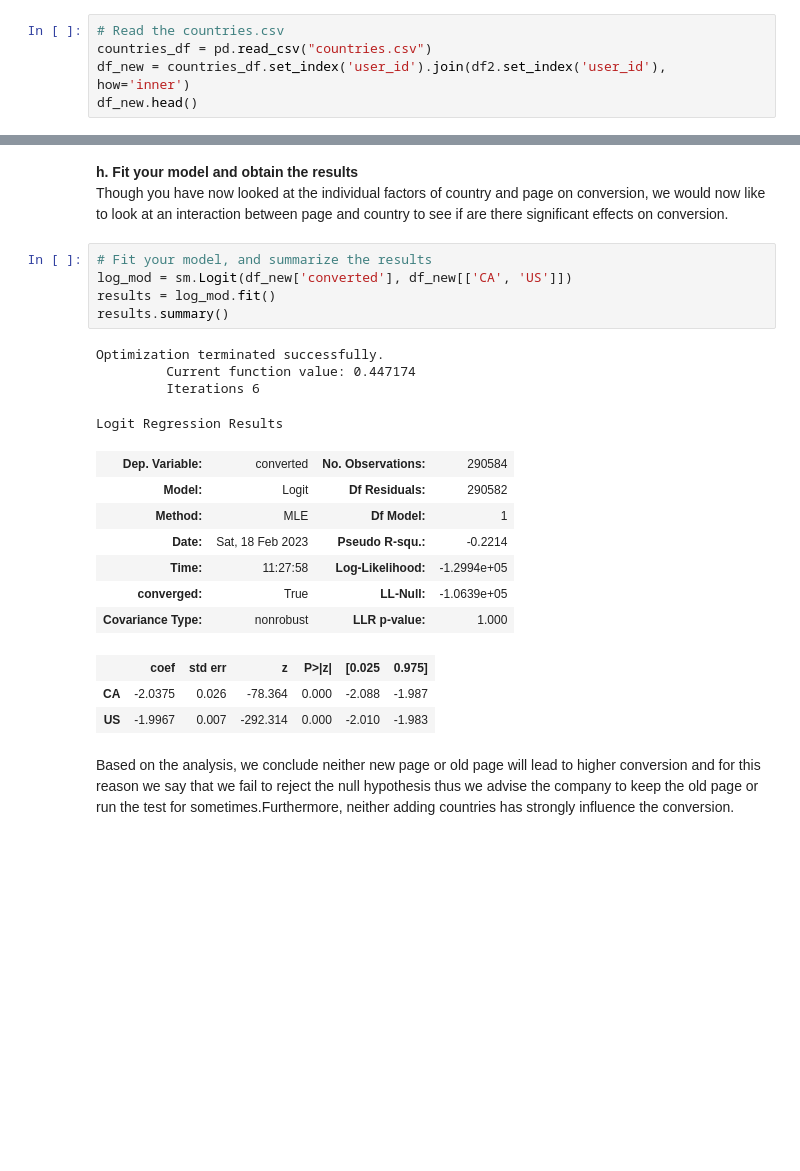
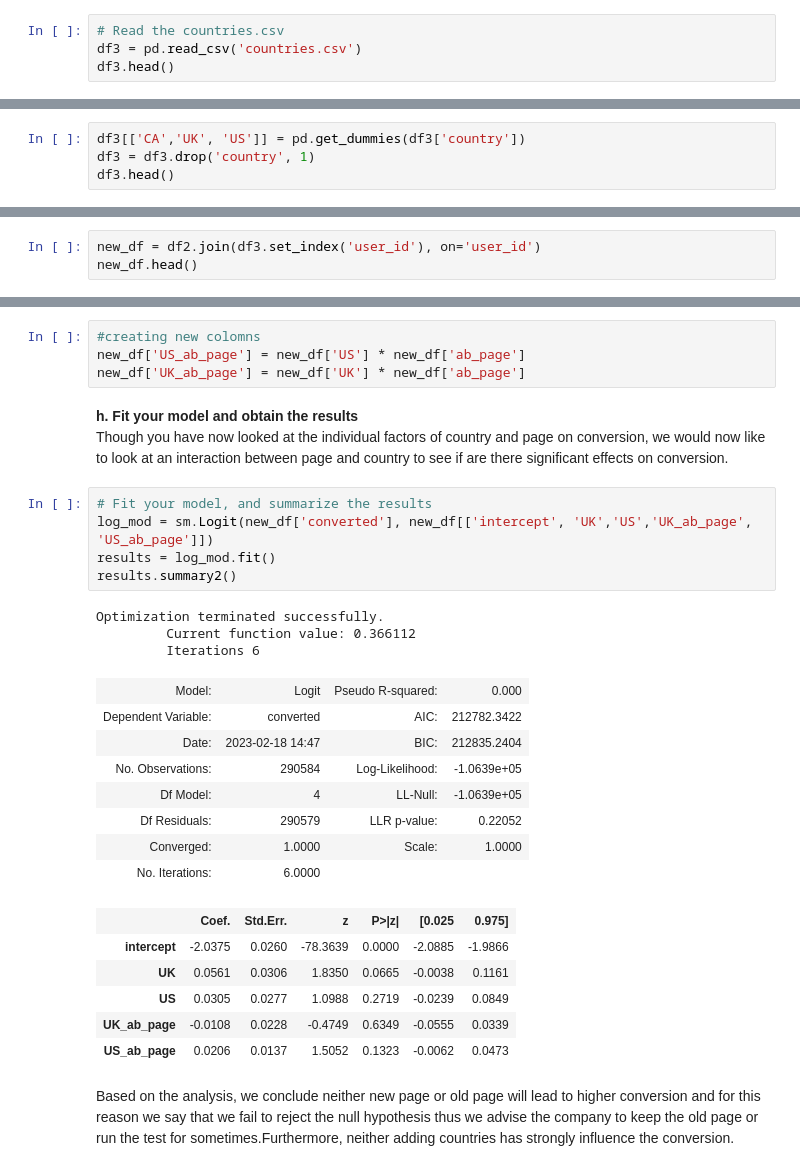
Before and after one commit to iampeterndumba/AB_TEST-ECOMMERCE, a Jupyter notebook: Analyze AB Test Results/Analyze_ab_test_results_notebook.ipynb, the cells around one changed output, grey strips where cells are left out. Saved outputs shown, nothing was run; the diff lists cells and outputs as text; blank space fills up the shorter version.

```diff
--- a/Analyze AB Test Results/Analyze_ab_test_results_notebook.ipynb
+++ b/Analyze AB Test Results/Analyze_ab_test_results_notebook.ipynb
@@ -417,7 +462,6 @@ Adding countries to observe if the results will be impacted by where the user li
 Now along with testing if the conversion rate changes for different pages, also add an effect based on which country a user lives in.
 # %%
 # Read the countries.csv
-countries_df = pd.read_csv("countries.csv")
-df_new = countries_df.set_index('user_id').join(df2.set_index('user_id'), how='inner')
-df_new.head()
+df3 = pd.read_csv('countries.csv')
+df3.head()
 # %% [output]
@@ -464,0 +474,4 @@ Name: country, dtype: int64
+# %%
+df3[['CA','UK', 'US']] = pd.get_dummies(df3['country'])
+df3 = df3.drop('country', 1)
+df3.head()
@@ -464,0 +485,3 @@ Name: country, dtype: int64
+# %%
+new_df = df2.join(df3.set_index('user_id'), on='user_id')
+new_df.head()
@@ -465,26 +498,33 @@ Name: country, dtype: int64
+# %%
+#creating new colomns
+new_df['US_ab_page'] = new_df['US'] * new_df['ab_page']
+new_df['UK_ab_page'] = new_df['UK'] * new_df['ab_page']
 # %% [markdown]
 **h. Fit your model and obtain the results**<br>
 Though you have now looked at the individual factors of country and page on conversion, we would now like to look at an interaction between page and country to see if are there significant effects on conversion.
 # %%
 # Fit your model, and summarize the results
-log_mod = sm.Logit(df_new['converted'], df_new[['CA', 'US']])
+log_mod = sm.Logit(new_df['converted'], new_df[['intercept', 'UK','US','UK_ab_page', 'US_ab_page']])
 results = log_mod.fit()
-results.summary()
+results.summary2()
 # %% [output]
 Optimization terminated successfully.
-         Current function value: 0.447174
+         Current function value: 0.366112
          Iterations 6
-Logit Regression Results
-| Dep. Variable: | converted | No. Observations: | 290584 |
-| Model: | Logit | Df Residuals: | 290582 |
-| Method: | MLE | Df Model: | 1 |
-| Date: | Sat, 18 Feb 2023 | Pseudo R-squ.: | -0.2214 |
-| Time: | 11:27:58 | Log-Likelihood: | -1.2994e+05 |
-| converged: | True | LL-Null: | -1.0639e+05 |
-| Covariance Type: | nonrobust | LLR p-value: | 1.000 |
+| Model: | Logit | Pseudo R-squared: | 0.000 |
+| Dependent Variable: | converted | AIC: | 212782.3422 |
+| Date: | 2023-02-18 14:47 | BIC: | 212835.2404 |
+| No. Observations: | 290584 | Log-Likelihood: | -1.0639e+05 |
+| Df Model: | 4 | LL-Null: | -1.0639e+05 |
+| Df Residuals: | 290579 | LLR p-value: | 0.22052 |
+| Converged: | 1.0000 | Scale: | 1.0000 |
+| No. Iterations: | 6.0000 |  |  |
-|  | coef | std err | z | P>|z| | [0.025 | 0.975] |
-| CA | -2.0375 | 0.026 | -78.364 | 0.000 | -2.088 | -1.987 |
-| US | -1.9967 | 0.007 | -292.314 | 0.000 | -2.010 | -1.983 |
+|  | Coef. | Std.Err. | z | P>|z| | [0.025 | 0.975] |
+| intercept | -2.0375 | 0.0260 | -78.3639 | 0.0000 | -2.0885 | -1.9866 |
+| UK | 0.0561 | 0.0306 | 1.8350 | 0.0665 | -0.0038 | 0.1161 |
+| US | 0.0305 | 0.0277 | 1.0988 | 0.2719 | -0.0239 | 0.0849 |
+| UK_ab_page | -0.0108 | 0.0228 | -0.4749 | 0.6349 | -0.0555 | 0.0339 |
+| US_ab_page | 0.0206 | 0.0137 | 1.5052 | 0.1323 | -0.0062 | 0.0473 |
 # %% [markdown]
 Based on the analysis, we conclude neither new page or old page will lead to higher conversion and for this reason we say that we fail to reject the null hypothesis thus we advise the company to keep the old page  or run the test for sometimes.Furthermore, neither adding countries has strongly influence the conversion.
 # %%
```
Also changed, not shown: parts of 26 cells of this notebook.
